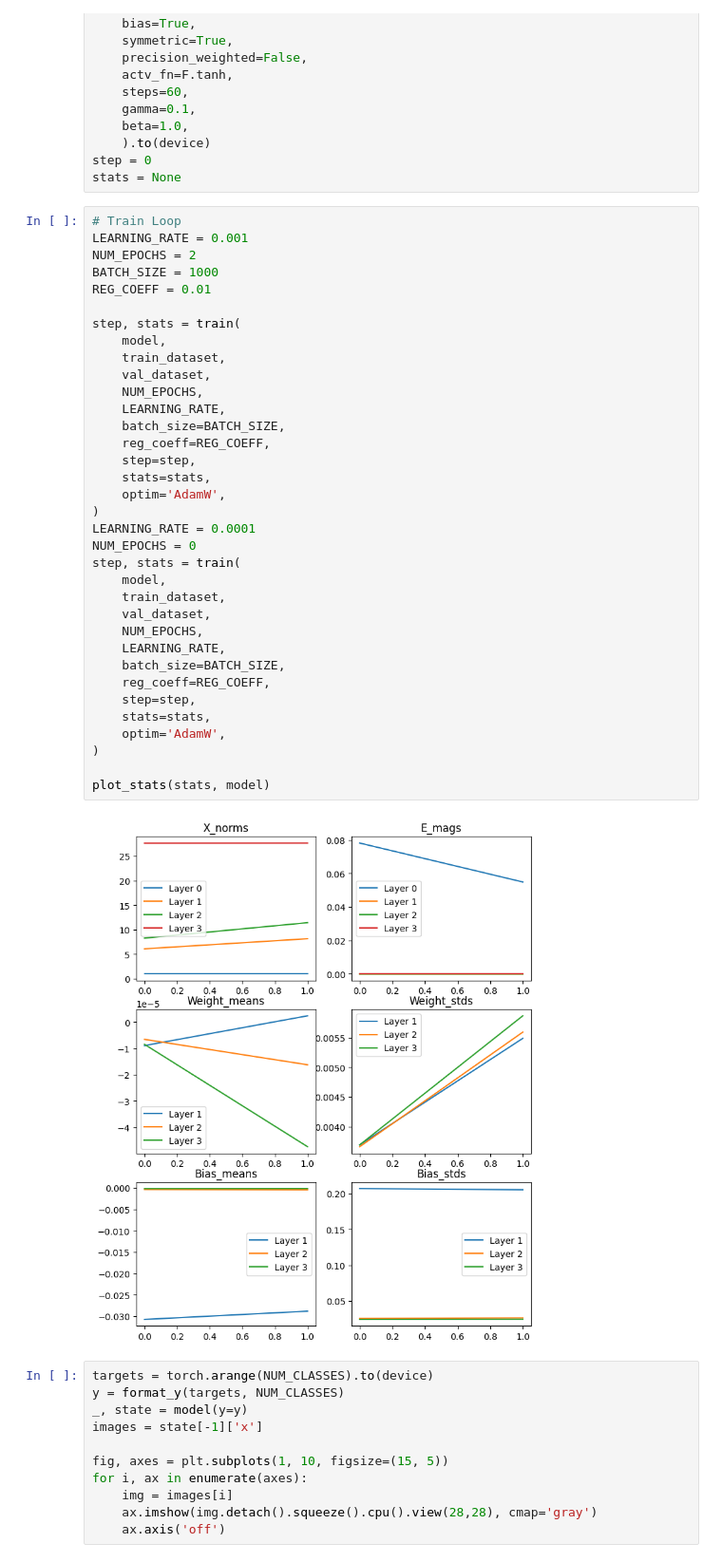
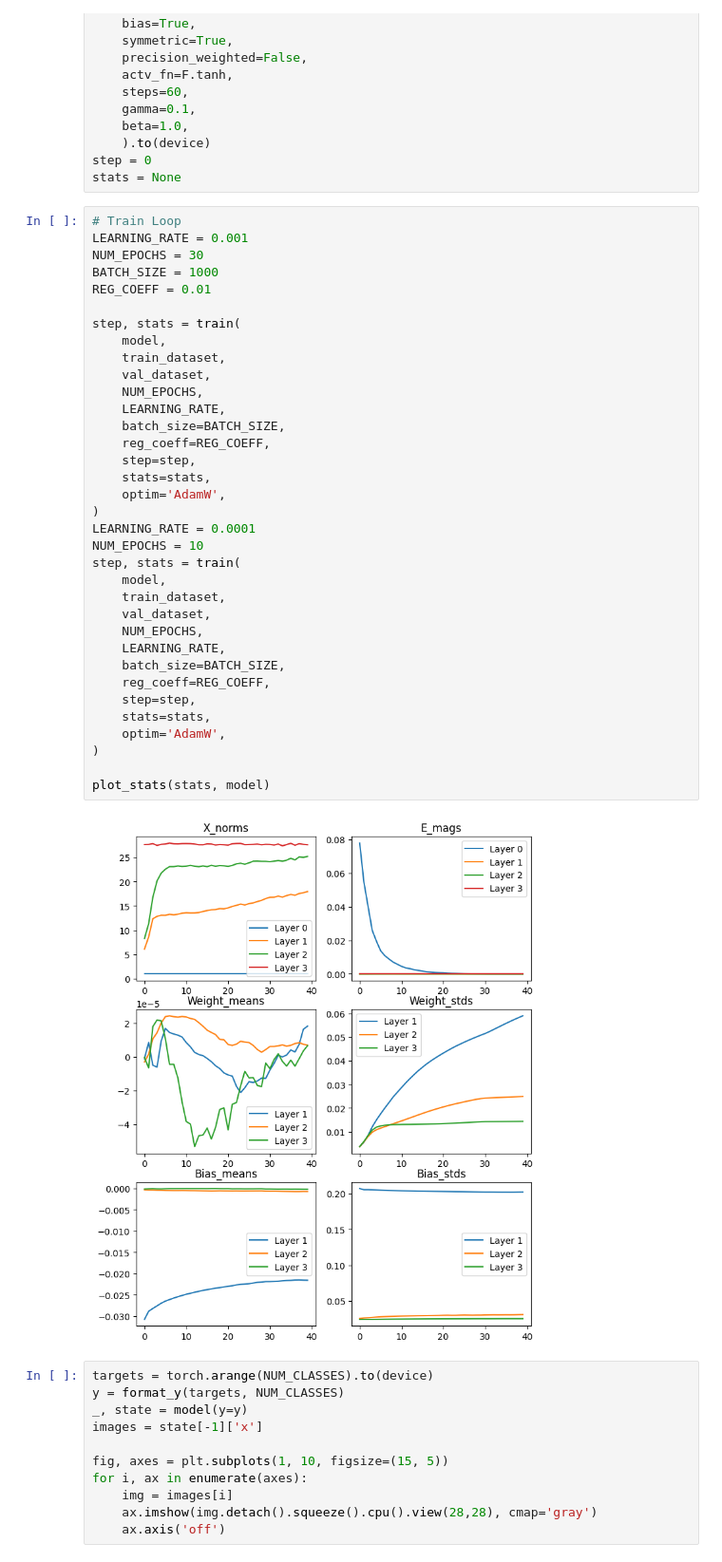
Before and after one commit to joeagriffith/pclib, a Jupyter notebook: examples/mnist/mnist_fc_inv.ipynb, the cells around one changed output. Shown at 95% size. Drawn from its saved outputs; the diff is of its cells as text.

```diff
--- a/examples/mnist/mnist_fc_inv.ipynb
+++ b/examples/mnist/mnist_fc_inv.ipynb
@@ -109,40 +109,40 @@ stats = None
 # %%
 # Train Loop
 LEARNING_RATE = 0.001
-NUM_EPOCHS = 2
+NUM_EPOCHS = 30
 BATCH_SIZE = 1000
 REG_COEFF = 0.01
 
 step, stats = train(
     model,
     train_dataset,
     val_dataset,
     NUM_EPOCHS,
     LEARNING_RATE,
     batch_size=BATCH_SIZE,
     reg_coeff=REG_COEFF,
     step=step,
     stats=stats,
     optim='AdamW',
 )
 LEARNING_RATE = 0.0001
-NUM_EPOCHS = 0
+NUM_EPOCHS = 10
 step, stats = train(
     model,
     train_dataset,
     val_dataset,
     NUM_EPOCHS,
     LEARNING_RATE,
     batch_size=BATCH_SIZE,
     reg_coeff=REG_COEFF,
     step=step,
     stats=stats,
     optim='AdamW',
 )
 
 plot_stats(stats, model)
 # %% [output]
-[figure, old version]
+[figure, new version]
 # %%
 targets = torch.arange(NUM_CLASSES).to(device)
 y = format_y(targets, NUM_CLASSES)
```
Also changed, not shown: parts of 2 cells of this notebook, 12 other files.
